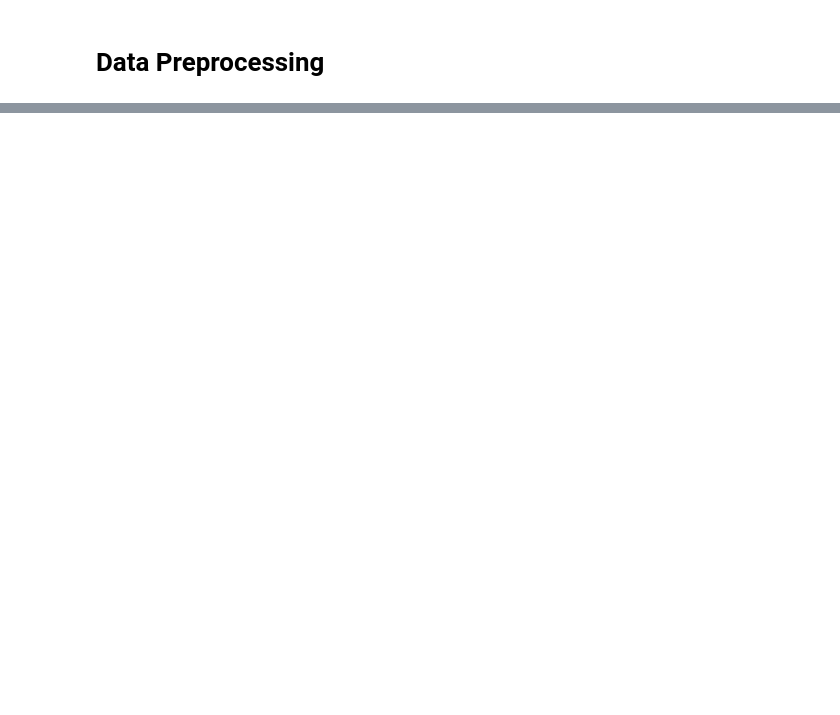
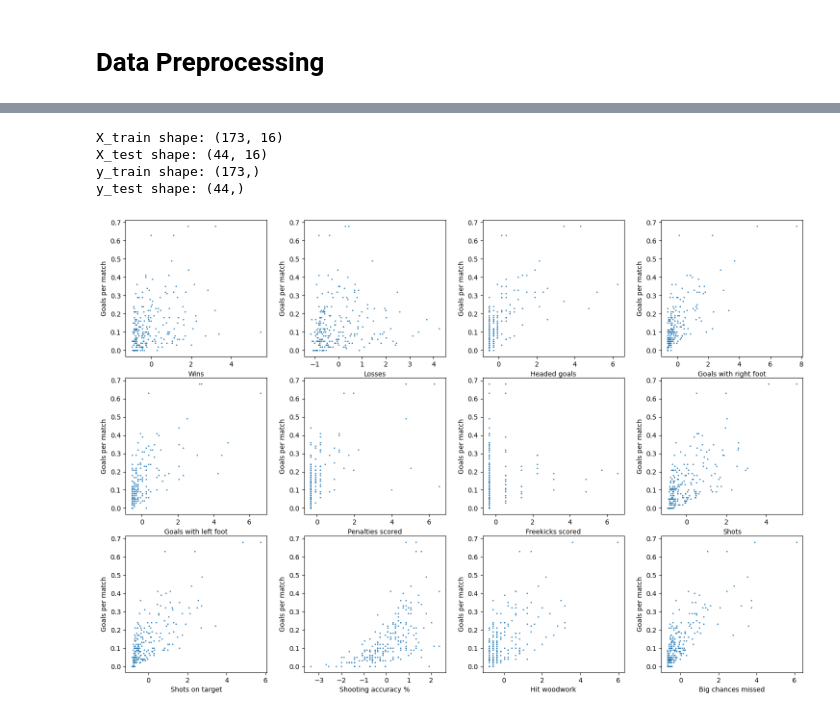
Before and after one commit to eileenxu9/EPLmodels, a Jupyter notebook: FinalProject.ipynb, the cells around one changed output, grey strips where cells are left out. Cells and saved outputs as stored; diff of their text form; code cells hidden in the pictures; blank space fills up the shorter version.

```diff
--- a/FinalProject.ipynb
+++ b/FinalProject.ipynb
@@ -38,0 +427,4 @@ df.to_csv("epl_data_processed.csv", index=False)
+# %%
+df = pd.read_csv("epl_dataset.csv")
+scatter_matrix(df, figsize=(12, 8))
+plt.show()
@@ -38,0 +434,46 @@ df.to_csv("epl_data_processed.csv", index=False)
+# %%
+# separate features and target variable
+X = df.drop(['Goals per match'], axis=1) # features
+y = df['Goals per match'] # target variable
+
+# initialize the scaler
+scaler = StandardScaler()
+
+# fit and transform the feature data
+X_scaled = scaler.fit_transform(X)
+
+#print("shape of X: ", X_scaled.shape)  # we have 217 examples and 12 features
+#print("shape of y: ", y.shape)
+
+# split data into 20% test and 80% train
+X_train, X_test, y_train, y_test = train_test_split(X_scaled, y, test_size=0.2, random_state=42)
+
+# Display the shapes of the resulting datasets
+print(f"X_train shape: {X_train.shape}")
+print(f"X_test shape: {X_test.shape}")
+print(f"y_train shape: {y_train.shape}")
+print(f"y_test shape: {y_test.shape}")
+# %% [output]
+X_train shape: (173, 16)
+X_test shape: (44, 16)
+y_train shape: (173,)
+y_test shape: (44,)
+# %%
+# append column of ones to X_scaled
+N = X_scaled.shape[0]
+ones = np.ones((N,1))
+X_1 =  np.hstack((ones, X_scaled))
+# %%
+fig, axs = plt.subplots(3, 4, figsize=(15,10))
+for ax in axs.flat:
+    ax.set( ylabel='Goals per match')
+
+fig.tight_layout()
+
+feature_names = X.columns
+for i in range (3):
+    for j in range (4):
+        axs[i, j].scatter(X_1[:,i*4+j+1],y, s=1)
+        axs[i, j].set_xlabel(feature_names[i*4+j])
+# %% [output]
+[figure, added]
```
Also changed, not shown: parts of 14 cells of this notebook.
